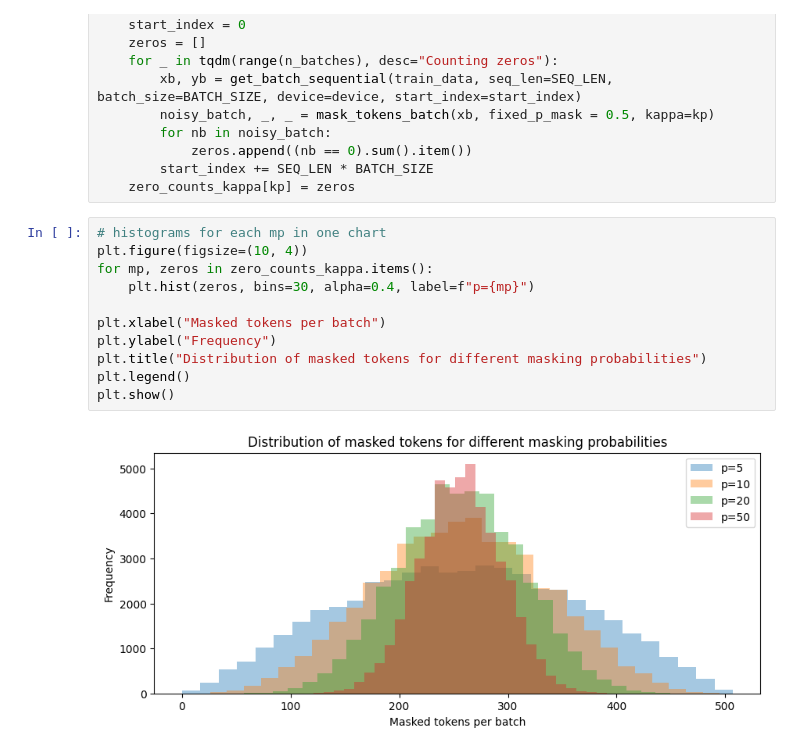
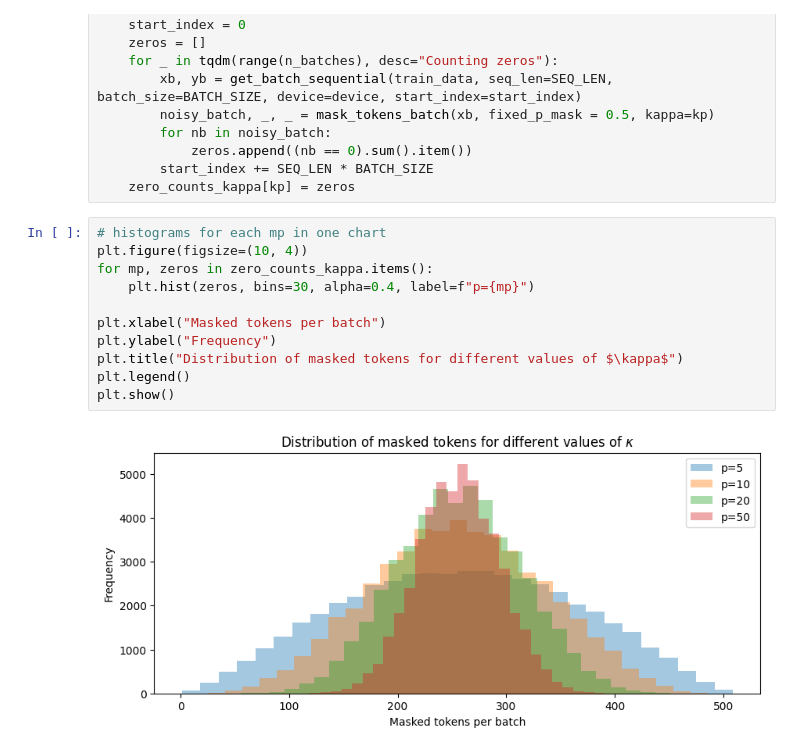
Before and after one commit to rayendito/dlm_optim, a Jupyter notebook: data_statistics.ipynb, the cells around one changed output. Cells and saved outputs as stored; diff of their text form.

```diff
--- a/data_statistics.ipynb
+++ b/data_statistics.ipynb
@@ -85,13 +85,13 @@ for kp in kappas:
 # %%
 # histograms for each mp in one chart
 plt.figure(figsize=(10, 4))
 for mp, zeros in zero_counts_kappa.items():
     plt.hist(zeros, bins=30, alpha=0.4, label=f"p={mp}")
 
 plt.xlabel("Masked tokens per batch")
 plt.ylabel("Frequency")
-plt.title("Distribution of masked tokens for different masking probabilities")
+plt.title("Distribution of masked tokens for different values of $\kappa$")
 plt.legend()
 plt.show()
 # %% [output]
-[figure, old version]
+[figure, new version]
```
Also changed, not shown: parts of 1 cell of this notebook, 1 other file.
